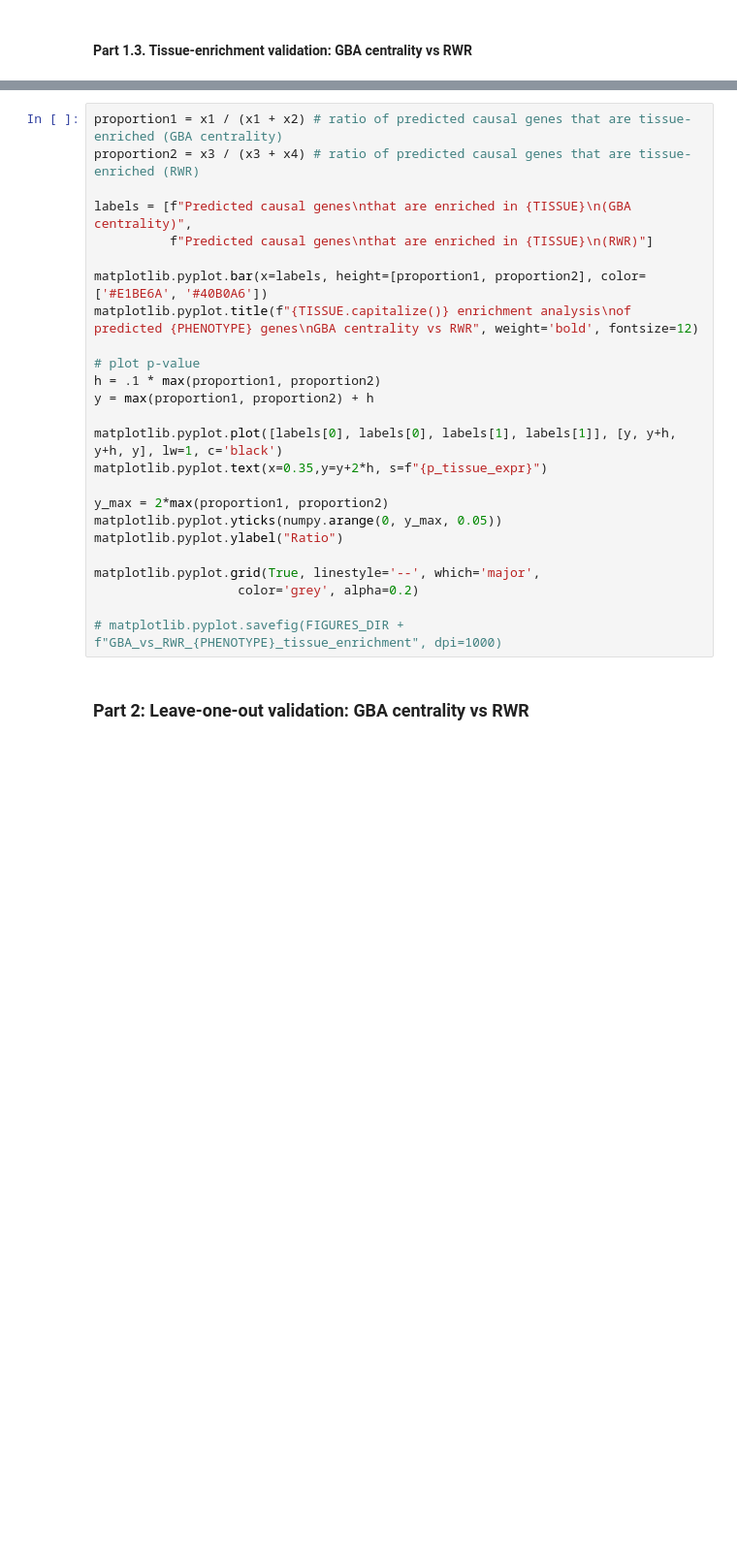
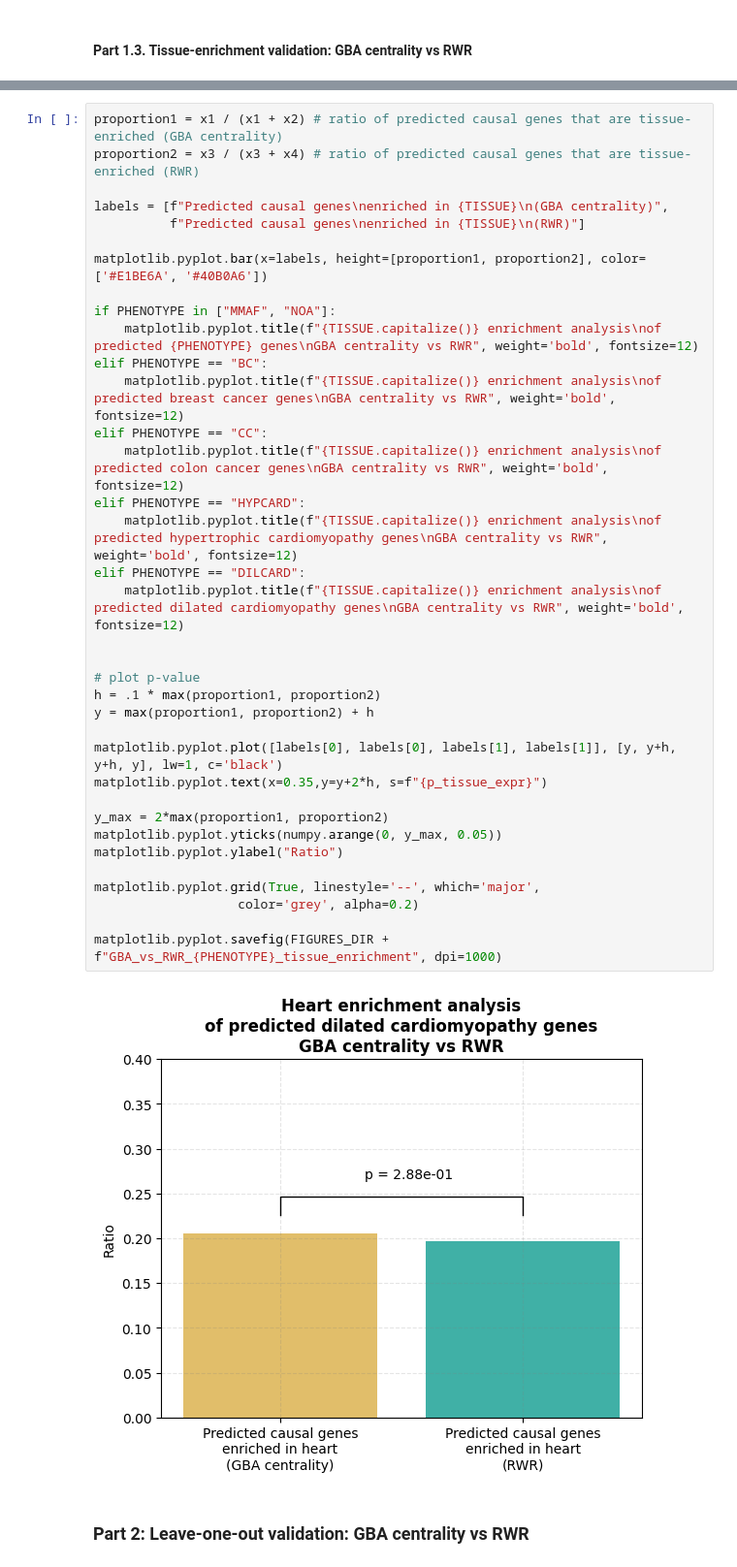
Before and after one commit to jedrzejkubica/GBA-centrality, a Jupyter notebook: Validation/validation_GBA_centrality.ipynb, the cells around one changed output, grey strips where cells are left out. Shown at 97% size. Drawn from its saved outputs; the diff is of its cells as text; blank space fills up the shorter version.

Commit message:
Validation/validation_GBA_centrality.ipynb : upd

```diff
--- a/Validation/validation_GBA_centrality.ipynb
+++ b/Validation/validation_GBA_centrality.ipynb
@@ -392,28 +441,41 @@ print(f"{p_tissue_expr}")
 # %%
 proportion1 = x1 / (x1 + x2) # ratio of predicted causal genes that are tissue-enriched (GBA centrality)
 proportion2 = x3 / (x3 + x4) # ratio of predicted causal genes that are tissue-enriched (RWR)
 
-labels = [f"Predicted causal genes\nthat are enriched in {TISSUE}\n(GBA centrality)",
-          f"Predicted causal genes\nthat are enriched in {TISSUE}\n(RWR)"]
+labels = [f"Predicted causal genes\nenriched in {TISSUE}\n(GBA centrality)",
+          f"Predicted causal genes\nenriched in {TISSUE}\n(RWR)"]
 
 matplotlib.pyplot.bar(x=labels, height=[proportion1, proportion2], color=['#E1BE6A', '#40B0A6'])
-matplotlib.pyplot.title(f"{TISSUE.capitalize()} enrichment analysis\nof predicted {PHENOTYPE} genes\nGBA centrality vs RWR", weight='bold', fontsize=12)
+
+if PHENOTYPE in ["MMAF", "NOA"]:
+    matplotlib.pyplot.title(f"{TISSUE.capitalize()} enrichment analysis\nof predicted {PHENOTYPE} genes\nGBA centrality vs RWR", weight='bold', fontsize=12)
+elif PHENOTYPE == "BC":
+    matplotlib.pyplot.title(f"{TISSUE.capitalize()} enrichment analysis\nof predicted breast cancer genes\nGBA centrality vs RWR", weight='bold', fontsize=12)
+elif PHENOTYPE == "CC":
+    matplotlib.pyplot.title(f"{TISSUE.capitalize()} enrichment analysis\nof predicted colon cancer genes\nGBA centrality vs RWR", weight='bold', fontsize=12)
+elif PHENOTYPE == "HYPCARD":
+    matplotlib.pyplot.title(f"{TISSUE.capitalize()} enrichment analysis\nof predicted hypertrophic cardiomyopathy genes\nGBA centrality vs RWR", weight='bold', fontsize=12)
+elif PHENOTYPE == "DILCARD":
+    matplotlib.pyplot.title(f"{TISSUE.capitalize()} enrichment analysis\nof predicted dilated cardiomyopathy genes\nGBA centrality vs RWR", weight='bold', fontsize=12)
+
 
 # plot p-value
 h = .1 * max(proportion1, proportion2)
 y = max(proportion1, proportion2) + h
 
 matplotlib.pyplot.plot([labels[0], labels[0], labels[1], labels[1]], [y, y+h, y+h, y], lw=1, c='black')
 matplotlib.pyplot.text(x=0.35,y=y+2*h, s=f"{p_tissue_expr}")
 
 y_max = 2*max(proportion1, proportion2)
 matplotlib.pyplot.yticks(numpy.arange(0, y_max, 0.05))
 matplotlib.pyplot.ylabel("Ratio")
 
 matplotlib.pyplot.grid(True, linestyle='--', which='major',
                    color='grey', alpha=0.2)
 
-# matplotlib.pyplot.savefig(FIGURES_DIR + f"GBA_vs_RWR_{PHENOTYPE}_tissue_enrichment", dpi=1000)
+matplotlib.pyplot.savefig(FIGURES_DIR + f"GBA_vs_RWR_{PHENOTYPE}_tissue_enrichment", dpi=1000)
+# %% [output]
+[figure, added]
 # %% [markdown]
 ### Part 2: Leave-one-out validation: GBA centrality vs RWR
 # %%
```
Also changed, not shown: parts of 22 cells of this notebook.
